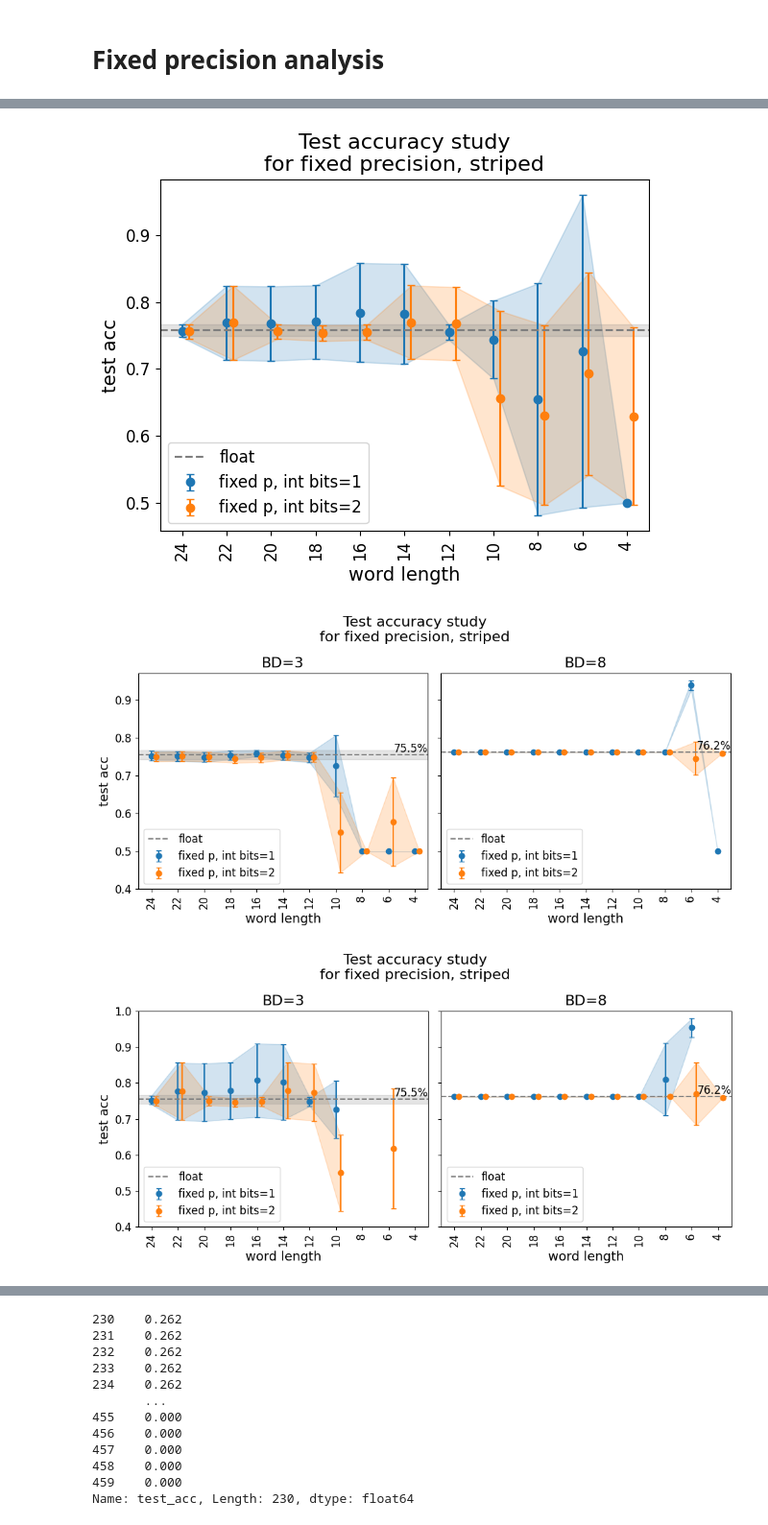
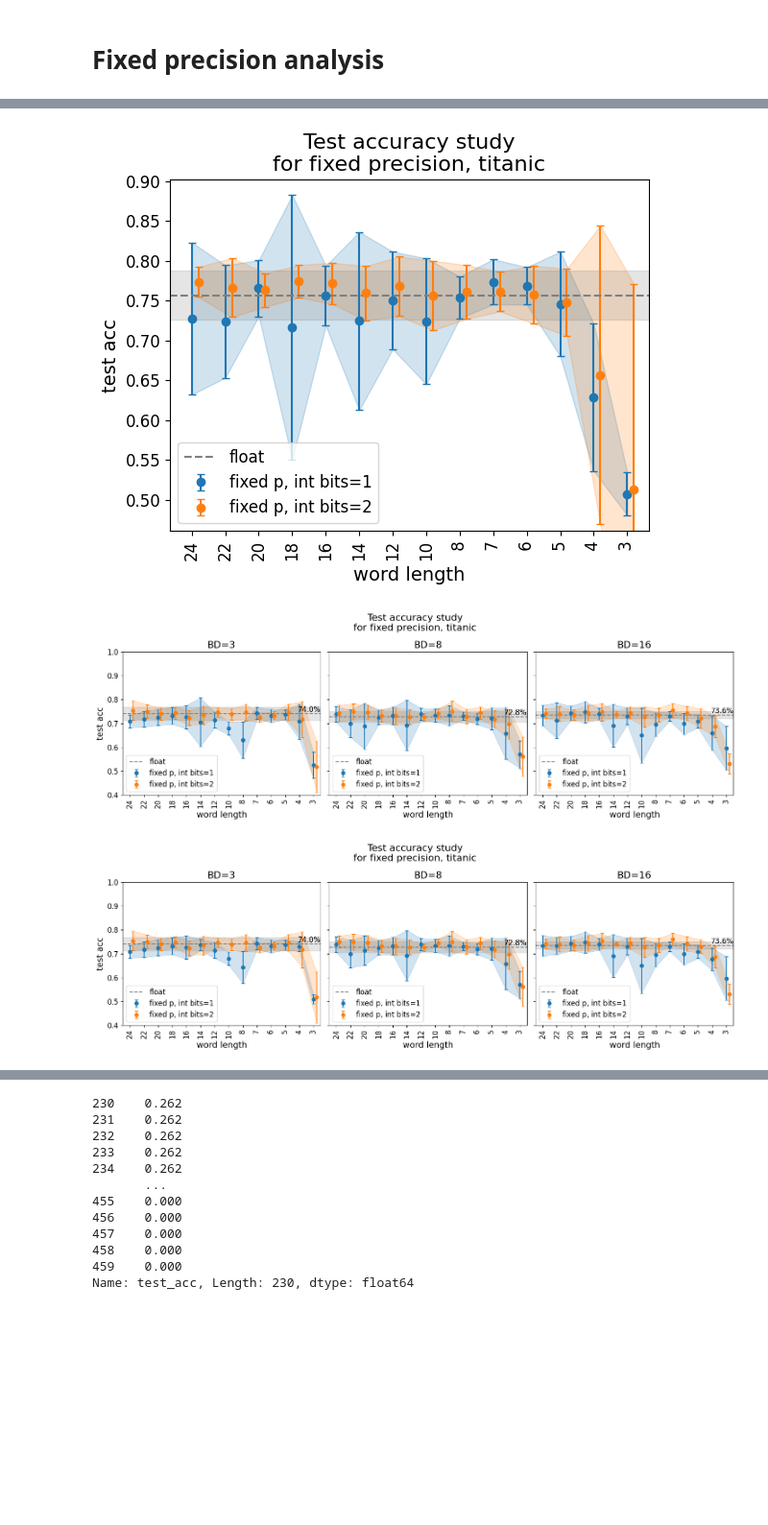
Before and after one commit to c0pp1/TTN4HEP, a Jupyter notebook: TTN/grid_search_results.ipynb, the cells around one changed output, grey strips where cells are left out. Shown at 96% size. Cells and saved outputs as stored; diff of their text form; code cells hidden in the pictures; blank space fills up the shorter version.

```diff
--- a/TTN/grid_search_results.ipynb
+++ b/TTN/grid_search_results.ipynb
@@ -257,7 +262,7 @@ fig.savefig(root_dir + 'heatmap_mean_max.png', dpi=600)
 # %% [markdown]
 # Fixed precision analysis
 # %%
-datadir = 'data/grid_search_fp2_striped/'
+datadir = 'data/grid_search_fp3_titanic/'
 DATASET = datadir.split('_')[-1][:-1]
 df = pd.read_csv(datadir + 'grid_search.csv', index_col=0)
 df = df.fillna(0)
@@ -293,11 +298,14 @@ df[(df['bond_dim'] == 3) & (df['wl'] == 6) & (df['il']==2)]
 # %%
 #df = df[df['batch_size'] == 32]
 # %%
-fig, axs = plt.subplots(3, 4, figsize=(20, 12), sharex=True, sharey=True)
+wls = df['wl'].unique()
+w = math.ceil(len(wls)**0.5)
+h = math.ceil(len(wls) / w)
+fig, axs = plt.subplots(h, w, figsize=(5*w, 4*h), sharex=True, sharey=True)
 axs = axs.flatten()
 edges = np.linspace(0.5, 1.0, 25)
 
-for i, wl in enumerate(df['wl'].unique()):
+for i, wl in enumerate(wls):
     axs[i].hist2d(df[df['wl'] == wl]['test_acc'], df[df['wl'] == wl]['test_acc0'], cmap='Oranges', bins=edges, cmin=0.1, vmin=-2, vmax=len(df)//8)
     axs[i].plot([0.5, 1.0], [0.5, 1.0], color='tab:grey', linestyle='--', lw=2)
     axs[i].fill_between([0.5, 1.0], [0.5, 1.0], 1, color='tab:grey', alpha=0.2)
@@ -314,23 +322,22 @@ fig.savefig(datadir + DATASET + '_heatmaps.png', dpi=600)
 # %%
-fig, axs = plt.subplots(3, 4, figsize=(20, 12), sharex=True, sharey=True)
+fig, axs = plt.subplots(h, w, figsize=(5*w, 4*h), sharex=True, sharey=True)
 axs = axs.flatten()
 bins = np.linspace(0.5, 0.99, 50)
+
+bds = df['bond_dim'].unique()
 
 df_bd3 = df[df['bond_dim'] == 3]
 df_bd8 = df[df['bond_dim'] == 8]
 
-for i, wl in enumerate(df['wl'].unique()):
-    axs[i].hist([df_bd3[(df_bd3['wl'] == wl) & ((df_bd3['il'] == 1) | (df_bd3['il'] == 0))]['test_acc'],
-                 df_bd3[(df_bd3['wl'] == wl) & ((df_bd3['il'] == 2) | (df_bd3['il'] == 0))]['test_acc'],
-                 df_bd8[(df_bd8['wl'] == wl) & ((df_bd8['il'] == 1) | (df_bd8['il'] == 0))]['test_acc'],
-                 df_bd8[(df_bd8['wl'] == wl) & ((df_bd8['il'] == 2) | (df_bd8['il'] == 0))]['test_acc']],
-                 bins=bins, label=[f'bd={bd},il={il}' for bd in [3, 8] for il in [1, 2]], stacked=True)
+for i, wl in enumerate(wls):
+    axs[i].hist([df[(df['bond_dim'] == bd) & (df['wl'] == wl) & ((df['il'] == il) | (df['il'] == 0))]['test_acc'] for bd in bds for il in [1, 2]],
+                 bins=bins, label=[f'bd={bd},il={il}' for bd in bds for il in [1, 2]], stacked=True)
     axs[i].set_title(f'wl={int(wl)}' if wl > 0 else 'float', fontsize=FONTSIZE+2)
     axs[i].set_xlabel('test_acc', fontsize=FONTSIZE)
     axs[i].tick_params(labelsize=FONTSIZE-2)
 
 
-fig.legend([f'bd={bd},il={il}' for bd in [3, 8] for il in [1, 2]])
+fig.legend([f'bd={bd},il={il}' for bd in bds for il in [1, 2]])
 fig.tight_layout()
 fig.savefig(datadir + DATASET + '_hists.png', dpi=600)
 # %% [output]
@@ -385,16 +376,16 @@ ax.legend(fontsize=FONTSIZE-2, loc='lower left')
 fig.tight_layout()
 fig.savefig(datadir + DATASET + '_acc_study.png', dpi=600)
 # %% [output]
-[figure, old version]
+[figure, new version]
 # %%
-fig, axs = plt.subplots(1, 2, figsize=(10, 5), sharex=True, sharey=True)
+fig, axs = plt.subplots(1, len(bds), figsize=(5*len(bds), 5), sharex=True, sharey=True)
 wls = np.sort(df['wl'].unique())[::-1][:-1] # remove 0 i.e. float
 ils = np.sort(df['il'].unique())[1:]        # remove 0 i.e. float
 
 ns=[]
-cut = .971
+cut = 1
 
-for bd, ax in zip([3, 8], axs):
+for bd, ax in zip(bds, axs):
     df_bd = df[(df['bond_dim'] == bd) & (df['test_acc'] < cut)]
 
     m_acc_f, std_acc_f = df_bd[df_bd['quantize'] == False]['test_acc'].mean(), df_bd[df_bd['quantize'] == False]['test_acc'].std()
@@ -431,18 +422,18 @@ fig.suptitle(f'Test accuracy study\nfor fixed precision, {DATASET}', fontsize=FO
 fig.tight_layout()
 fig.savefig(datadir + DATASET + f'_acc_study_bd_cut{cut}.png', dpi=600)
 # %% [output]
-[figure, old version]
+[figure, new version]
 # %%
 # cut based on std
 
-fig, axs = plt.subplots(1, 2, figsize=(10, 5), sharex=True, sharey=True)
+fig, axs = plt.subplots(1, len(bds), figsize=(5*len(bds), 5), sharex=True, sharey=True)
 wls = np.sort(df['wl'].unique())[::-1][:-1] # remove 0 i.e. float
 ils = np.sort(df['il'].unique())[1:]        # remove 0 i.e. float
 
 ns=[]
-n_std = 4
+n_std = 3.
 
-for bd, ax in zip([3, 8], axs):
+for bd, ax in zip(bds, axs):
     df_bd = df[df['bond_dim'] == bd]
 
     m_acc_f, std_acc_f = df_bd[df_bd['quantize'] == False]['test_acc'].mean(), df_bd[df_bd['quantize'] == False]['test_acc'].std()
@@ -457,34 +448,34 @@ for bd, ax in zip([3, 8], axs):
                                   for i, wl in enumerate(wls) for j, il in enumerate(ils)])
     ns.append(n)
     m_acc_q, std_acc_q = np.array(m_acc_q), np.array(std_acc_q)
 
 
 
     trans = matplotlib.transforms.offset_copy(ax.transData, fig=fig, x=5, y=0, units='points')
     ax.errorbar(range(len(wls)), m_acc_q[::2], yerr=std_acc_q[::2], fmt='o', capthick=1, capsize=3, label='fixed p, int bits=1')
     ax.errorbar(range(len(wls)), m_acc_q[1::2], yerr=std_acc_q[1::2], fmt='o', capthick=1, capsize=3, label='fixed p, int bits=2', transform=trans)
     ax.fill_between(range(len(wls)), m_acc_q[::2]-std_acc_q[::2], m_acc_q[::2]+std_acc_q[::2], color='tab:blue', alpha=0.2)
     ax.fill_between(range(len(wls)), m_acc_q[1::2]-std_acc_q[1::2], m_acc_q[1::2]+std_acc_q[1::2], color='tab:orange', alpha=0.2, transform=trans)
     ax.axhline(m_acc_f, color='tab:grey', linestyle='--', label='float')
     ax.axhspan(m_acc_f-std_acc_f, m_acc_f+std_acc_f, color='tab:grey', alpha=0.2)
     ax.set_xticks(range(len(wls)))
     ax.set_xticklabels([f'{wl:2.0f}' for wl in wls], rotation=90, fontsize=FONTSIZE-2)
     ax.set_title(f'BD={bd}', fontsize=FONTSIZE+2)
     ax.set_xlabel('word length', fontsize=FONTSIZE)
 
     ax.tick_params(labelsize=FONTSIZE-2)
     ax.set_ylim(0.4, 1.)
     ax.set_xlim(-0.5, len(wls)-0.5)
     ax.text(1., (m_acc_f-ax.get_ylim()[0])/(ax.get_ylim()[1]-ax.get_ylim()[0]), f'{m_acc_f:2.1%}', transform=ax.transAxes, fontsize=FONTSIZE-2, ha='right', va='bottom')
 
     ax.legend(fontsize=FONTSIZE-2, loc='lower left')
 
 axs[0].set_ylabel('test acc', fontsize=FONTSIZE)
 fig.suptitle(f'Test accuracy study\nfor fixed precision, {DATASET}', fontsize=FONTSIZE+2)
 fig.tight_layout()
 fig.savefig(datadir + DATASET + f'_acc_study_bd_stdcut{n_std}.png', dpi=600)
 # %% [output]
-[figure, old version]
+[figure, new version]
 # %%
 std0_acc_q
 # %% [output]
```
Also changed, not shown: parts of 15 cells of this notebook, 15 other files.
